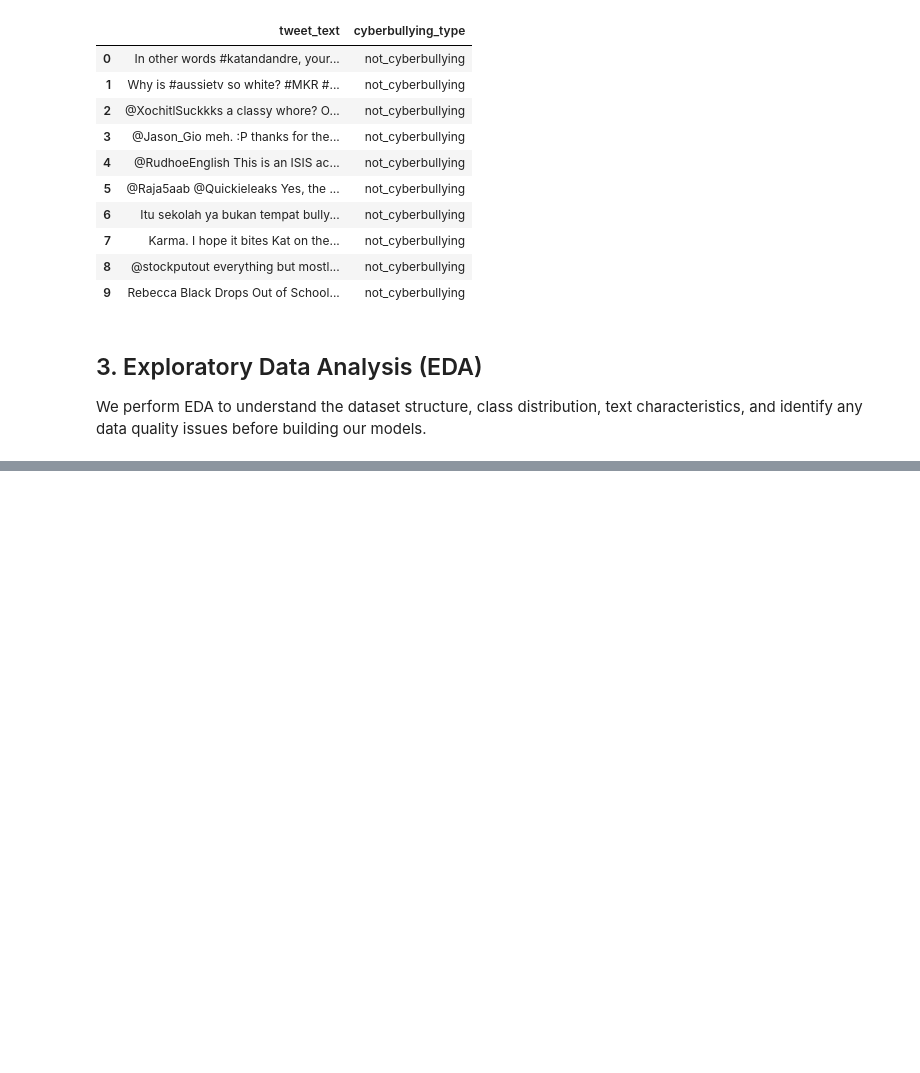
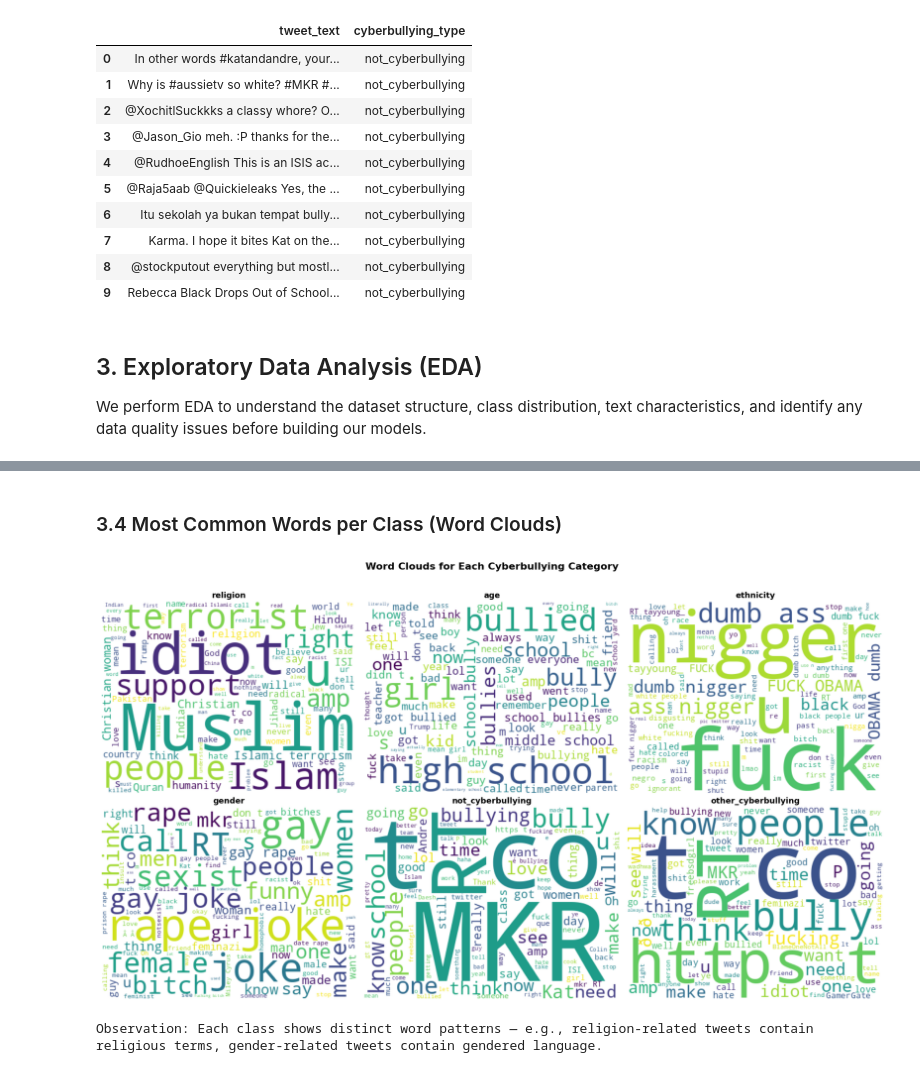
Before and after one commit to Hardtophead/NLP_ASSIGNMENT_TP139069_TP131138, a Jupyter notebook: Text_Classification.ipynb, the cells around one changed output, grey strips where cells are left out. Saved outputs shown, nothing was run; the diff lists cells and outputs as text; code cells hidden in the pictures; blank space fills up the shorter version.

```diff
--- a/Text_Classification.ipynb
+++ b/Text_Classification.ipynb
@@ -86,0 +227,25 @@ We perform EDA to understand the dataset structure, class distribution, text cha
+# %% [markdown]
+### 3.4 Most Common Words per Class (Word Clouds)
+# %%
+from wordcloud import WordCloud
+
+# Generate word cloud for each class
+fig, axes = plt.subplots(2, 3, figsize=(18, 10))
+axes = axes.flatten()
+
+for i, label in enumerate(class_counts.index):
+    text = ' '.join(df[df['cyberbullying_type'] == label]['tweet_text'].values)
+    wordcloud = WordCloud(width=400, height=300, background_color='white',
+                          colormap='viridis', max_words=100).generate(text)
+    axes[i].imshow(wordcloud, interpolation='bilinear')
+    axes[i].set_title(f'{label}', fontsize=13, fontweight='bold')
+    axes[i].axis('off')
+
+plt.suptitle('Word Clouds for Each Cyberbullying Category', fontsize=16, fontweight='bold', y=1.02)
+plt.tight_layout()
+plt.show()
+
+print('Observation: Each class shows distinct word patterns — e.g., religion-related tweets contain religious terms, gender-related tweets contain gendered language.')
+# %% [output]
+[figure, added]
+Observation: Each class shows distinct word patterns — e.g., religion-related tweets contain religious terms, gender-related tweets contain gendered language.
```
Also changed, not shown: parts of 43 cells of this notebook, 2 other files.
